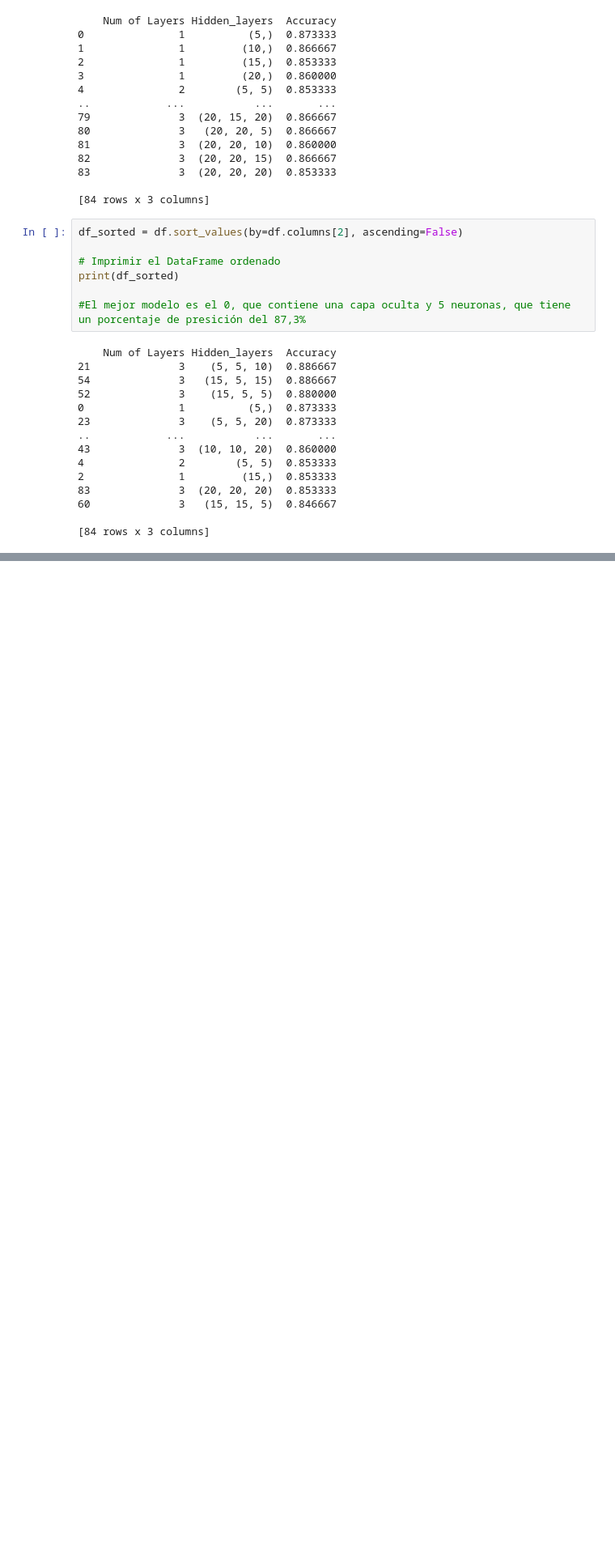
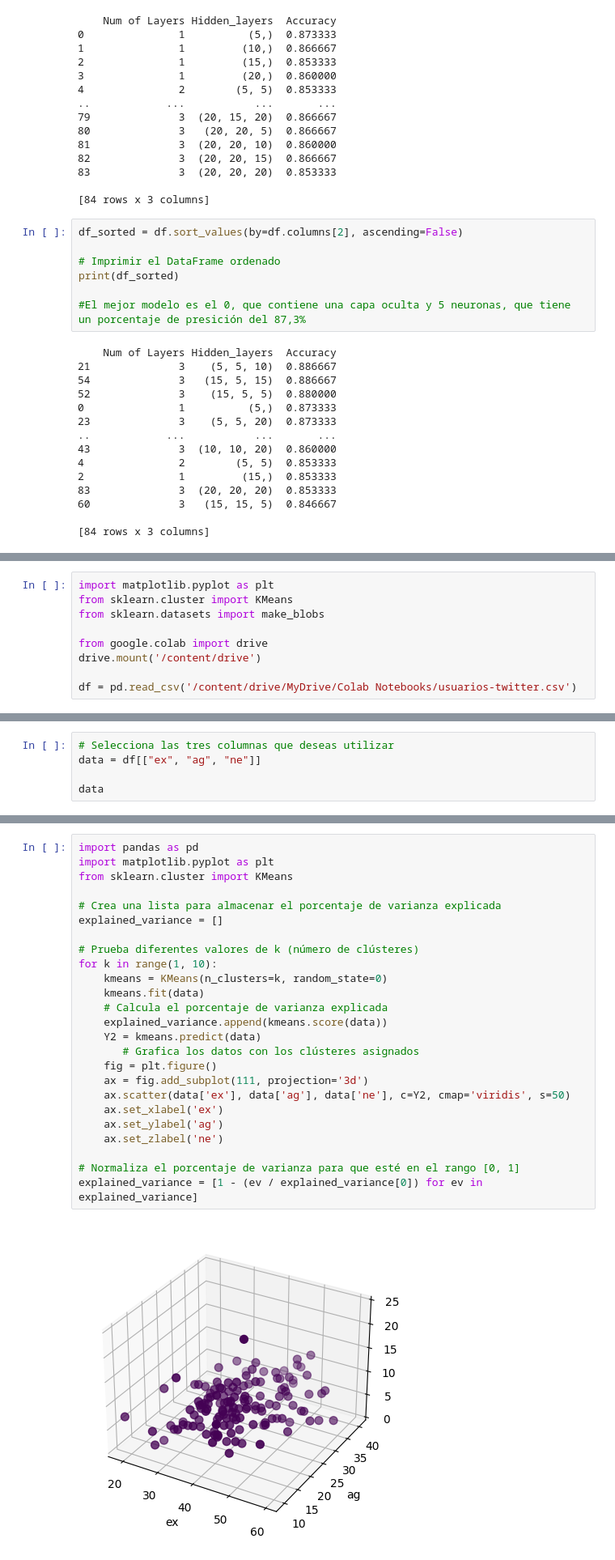
Before and after one commit to SantiagoTangarife/Kmeans-Twitter-RNA, a Jupyter notebook: RNA_Kmeans.ipynb, the cells around one changed output, grey strips where cells are left out. Shown at 81% size. Drawn from its saved outputs; the diff is of its cells as text; blank space fills up the shorter version.

```diff
--- a/RNA_Kmeans.ipynb
+++ b/RNA_Kmeans.ipynb
@@ -105,0 +110,9 @@ print(df_sorted)
+# %%
+import matplotlib.pyplot as plt
+from sklearn.cluster import KMeans
+from sklearn.datasets import make_blobs
+
+from google.colab import drive
+drive.mount('/content/drive')
+
+df = pd.read_csv('/content/drive/MyDrive/Colab Notebooks/usuarios-twitter.csv')
@@ -105,0 +141,5 @@ print(df_sorted)
+# %%
+# Selecciona las tres columnas que deseas utilizar
+data = df[["ex", "ag", "ne"]]
+
+data
@@ -105,0 +160,27 @@ print(df_sorted)
+# %%
+import pandas as pd
+import matplotlib.pyplot as plt
+from sklearn.cluster import KMeans
+
+# Crea una lista para almacenar el porcentaje de varianza explicada
+explained_variance = []
+
+# Prueba diferentes valores de k (número de clústeres)
+for k in range(1, 10):
+    kmeans = KMeans(n_clusters=k, random_state=0)
+    kmeans.fit(data)
+    # Calcula el porcentaje de varianza explicada
+    explained_variance.append(kmeans.score(data))
+    Y2 = kmeans.predict(data)
+       # Grafica los datos con los clústeres asignados
+    fig = plt.figure()
+    ax = fig.add_subplot(111, projection='3d')
+    ax.scatter(data['ex'], data['ag'], data['ne'], c=Y2, cmap='viridis', s=50)
+    ax.set_xlabel('ex')
+    ax.set_ylabel('ag')
+    ax.set_zlabel('ne')
+
+# Normaliza el porcentaje de varianza para que esté en el rango [0, 1]
+explained_variance = [1 - (ev / explained_variance[0]) for ev in explained_variance]
+# %% [output]
+[figure, added]
```
Also changed, not shown: parts of 16 cells of this notebook.
